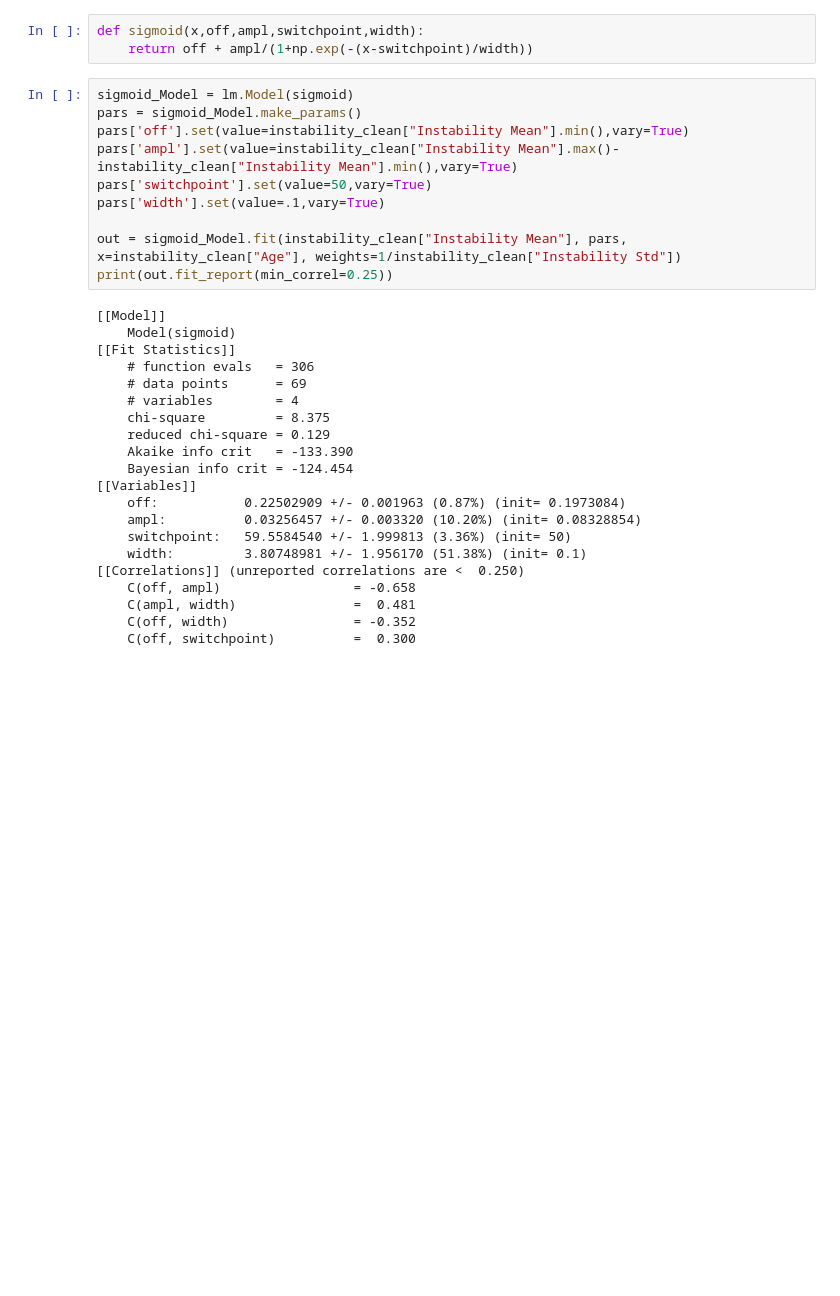
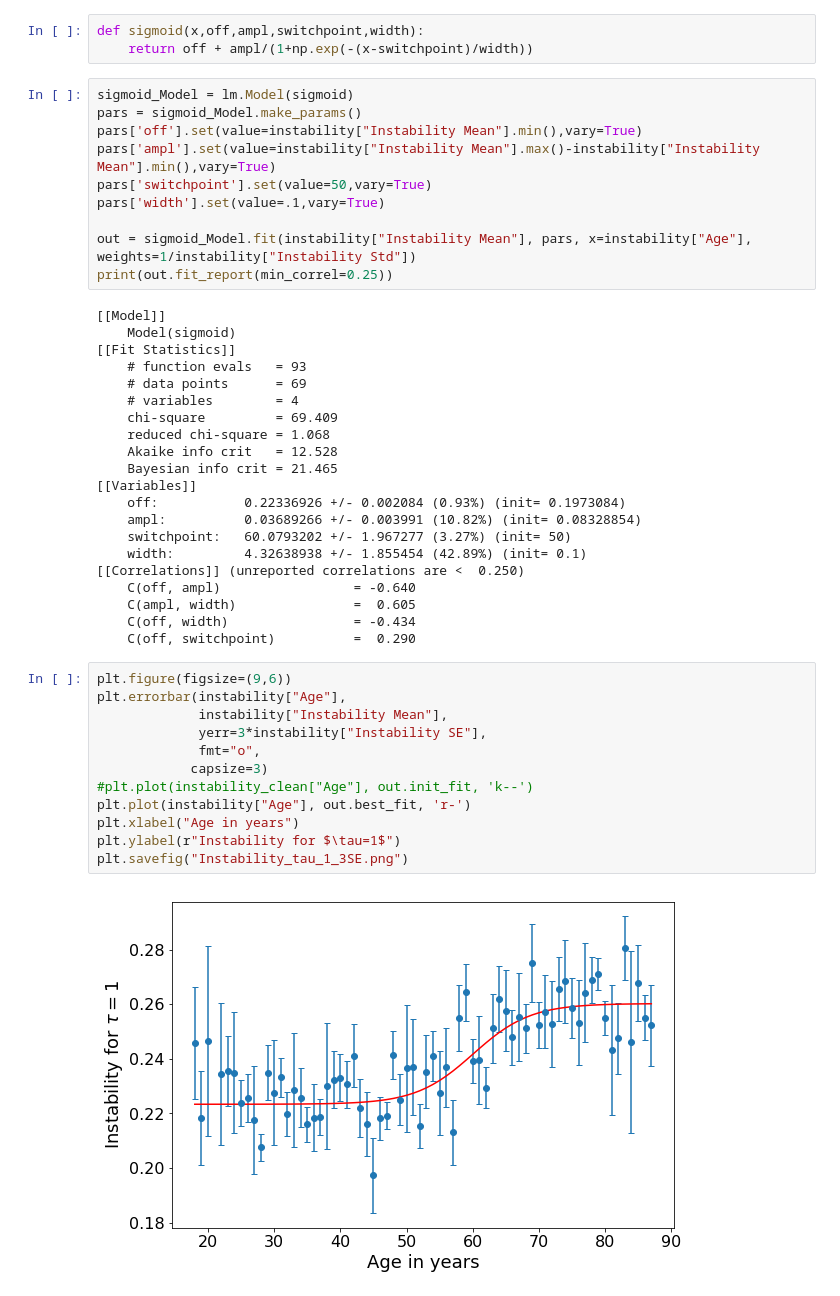
Before and after one commit to hstrey/fMRI-analysis, a Jupyter notebook: Instability.ipynb, the cells around one changed output. Cells and saved outputs as stored; diff of their text form; blank space fills up the shorter version.

```diff
--- a/Instability.ipynb
+++ b/Instability.ipynb
@@ -30,32 +51,46 @@ def sigmoid(x,off,ampl,switchpoint,width):
 # %%
 sigmoid_Model = lm.Model(sigmoid)
 pars = sigmoid_Model.make_params()
-pars['off'].set(value=instability_clean["Instability Mean"].min(),vary=True)
-pars['ampl'].set(value=instability_clean["Instability Mean"].max()-instability_clean["Instability Mean"].min(),vary=True)
+pars['off'].set(value=instability["Instability Mean"].min(),vary=True)
+pars['ampl'].set(value=instability["Instability Mean"].max()-instability["Instability Mean"].min(),vary=True)
 pars['switchpoint'].set(value=50,vary=True)
 pars['width'].set(value=.1,vary=True)
 
-out = sigmoid_Model.fit(instability_clean["Instability Mean"], pars, x=instability_clean["Age"], weights=1/instability_clean["Instability Std"])
+out = sigmoid_Model.fit(instability["Instability Mean"], pars, x=instability["Age"], weights=1/instability["Instability Std"])
 print(out.fit_report(min_correl=0.25))
 # %% [output]
 [[Model]]
     Model(sigmoid)
 [[Fit Statistics]]
-    # function evals   = 306
+    # function evals   = 93
     # data points      = 69
     # variables        = 4
-    chi-square         = 8.375
-    reduced chi-square = 0.129
-    Akaike info crit   = -133.390
-    Bayesian info crit = -124.454
+    chi-square         = 69.409
+    reduced chi-square = 1.068
+    Akaike info crit   = 12.528
+    Bayesian info crit = 21.465
 [[Variables]]
-    off:           0.22502909 +/- 0.001963 (0.87%) (init= 0.1973084)
-    ampl:          0.03256457 +/- 0.003320 (10.20%) (init= 0.08328854)
-    switchpoint:   59.5584540 +/- 1.999813 (3.36%) (init= 50)
-    width:         3.80748981 +/- 1.956170 (51.38%) (init= 0.1)
+    off:           0.22336926 +/- 0.002084 (0.93%) (init= 0.1973084)
+    ampl:          0.03689266 +/- 0.003991 (10.82%) (init= 0.08328854)
+    switchpoint:   60.0793202 +/- 1.967277 (3.27%) (init= 50)
+    width:         4.32638938 +/- 1.855454 (42.89%) (init= 0.1)
 [[Correlations]] (unreported correlations are <  0.250)
-    C(off, ampl)                 = -0.658
-    C(ampl, width)               =  0.481
-    C(off, width)                = -0.352
-    C(off, switchpoint)          =  0.300
+    C(off, ampl)                 = -0.640
+    C(ampl, width)               =  0.605
+    C(off, width)                = -0.434
+    C(off, switchpoint)          =  0.290
+# %%
+plt.figure(figsize=(9,6))
+plt.errorbar(instability["Age"],
+             instability["Instability Mean"],
+             yerr=3*instability["Instability SE"],
+             fmt="o",
+            capsize=3)
+#plt.plot(instability_clean["Age"], out.init_fit, 'k--')
+plt.plot(instability["Age"], out.best_fit, 'r-')
+plt.xlabel("Age in years")
+plt.ylabel(r"Instability for $\tau=1$")
+plt.savefig("Instability_tau_1_3SE.png")
+# %% [output]
+[figure, added]
 # %%
```
Also changed, not shown: parts of 8 cells of this notebook, 11 other files.
